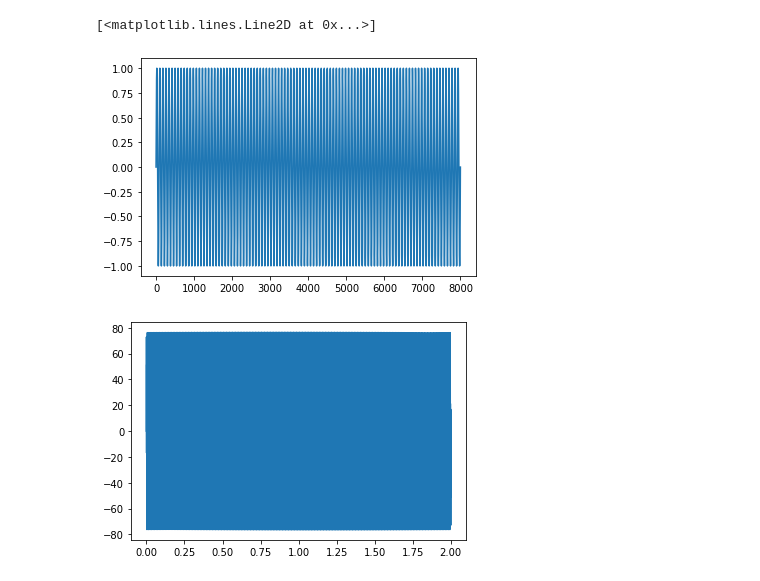
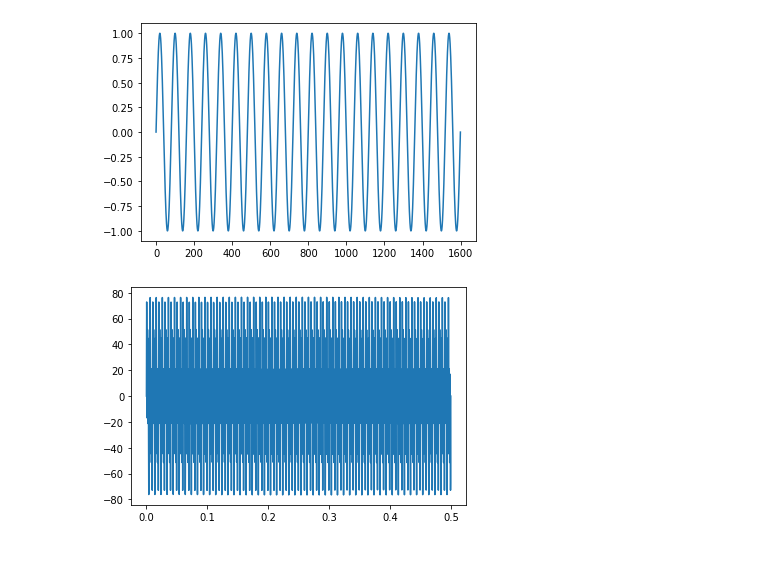
Before and after one commit to conf8o/python-audio-study, a Jupyter notebook: 2020-12-10/stft/短時間フーリエ変換のためのコード.ipynb, the cells around one changed output. Cells and saved outputs as stored; diff of their text form; code cells hidden in the pictures.

```diff
--- a/2020-12-10/stft/短時間フーリエ変換のためのコード.ipynb
+++ b/2020-12-10/stft/短時間フーリエ変換のためのコード.ipynb
@@ -6,21 +6,26 @@ import matplotlib.pyplot as plt
 # audio.py
 from audio import *
 # %%
-# サンプリング周波数16Hz、周期200Hz、0.5秒のsin波
-plt.plot(sin_wave(200, 16000, 500))
+# サンプリング周波数16kHz、周期200Hz、0.1秒のsin波
+def plot_sample_sin():
+    plt.plot(sin_wave(200, 16000, 100))
+
+plot_sample_sin()
 # %% [output]
-[<matplotlib.lines.Line2D at 0x...>]
-[figure, old version]
+[figure, new version]
 # %%
 # サンプリング周波数 16kHz
-# 振幅 4000
 
-rate = 16000
-ms = 2000
+RATE = 16000
+MS = 500
 
 # 複数のsin波(周波数, 振幅)の線形和をサンプルデータとする。
-data = sum(sin_wave(k, rate, ms) * a for k, a in [(200, 30), (500, 20), (700, 40)])
-audio = Audio(rate, data)
-audio.plot()
+def sample_audio():
+    data = sum(sin_wave(k, RATE, MS) * a for k, a in [(200, 30), (500, 20), (700, 40)])
+    audio = Audio(RATE, data)
+    return audio
+
+AUDIO = sample_audio()
+AUDIO.plot()
 # %% [output]
-[figure, old version]
+[figure, new version]
```
Also changed, not shown: parts of 7 cells of this notebook, 1 other file.
